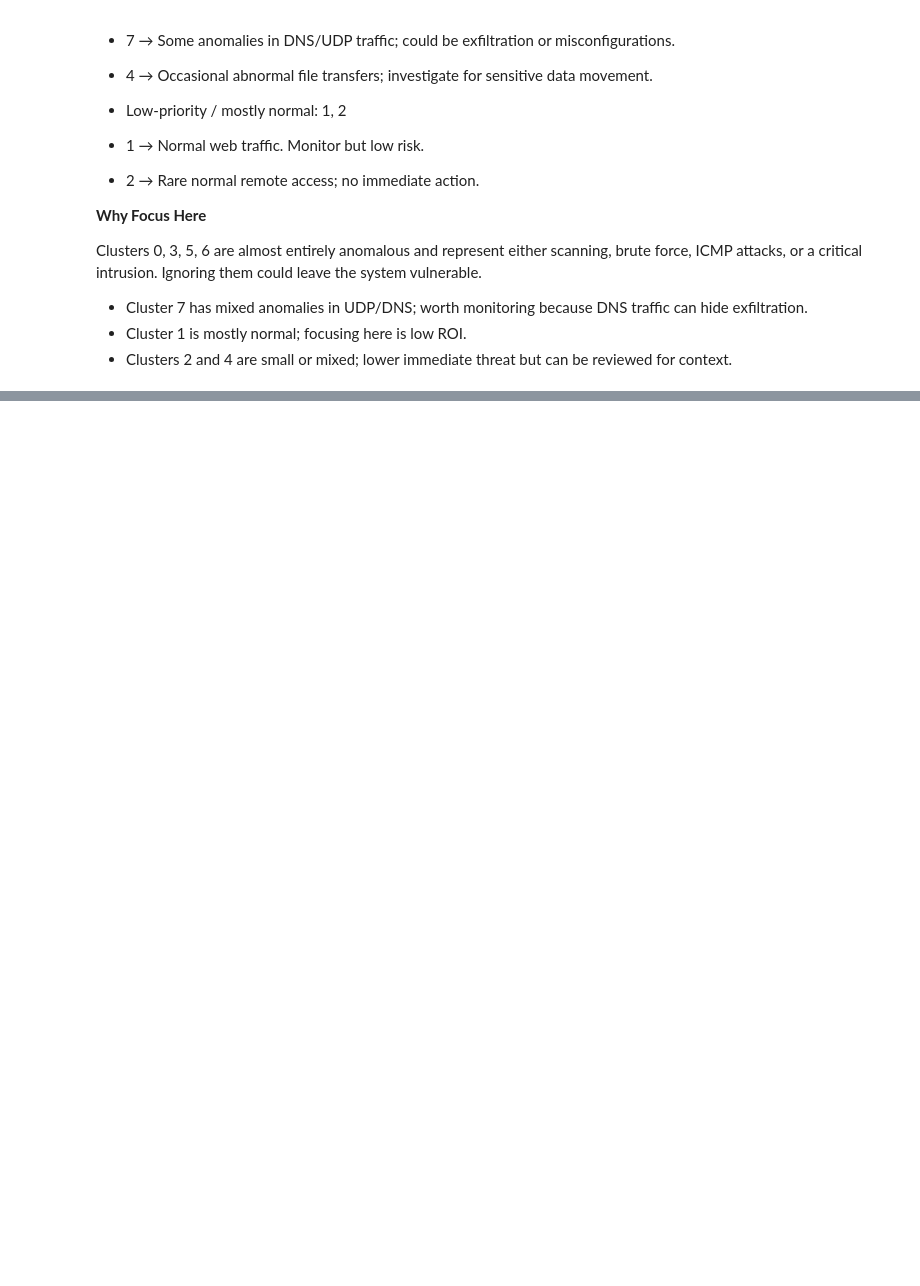
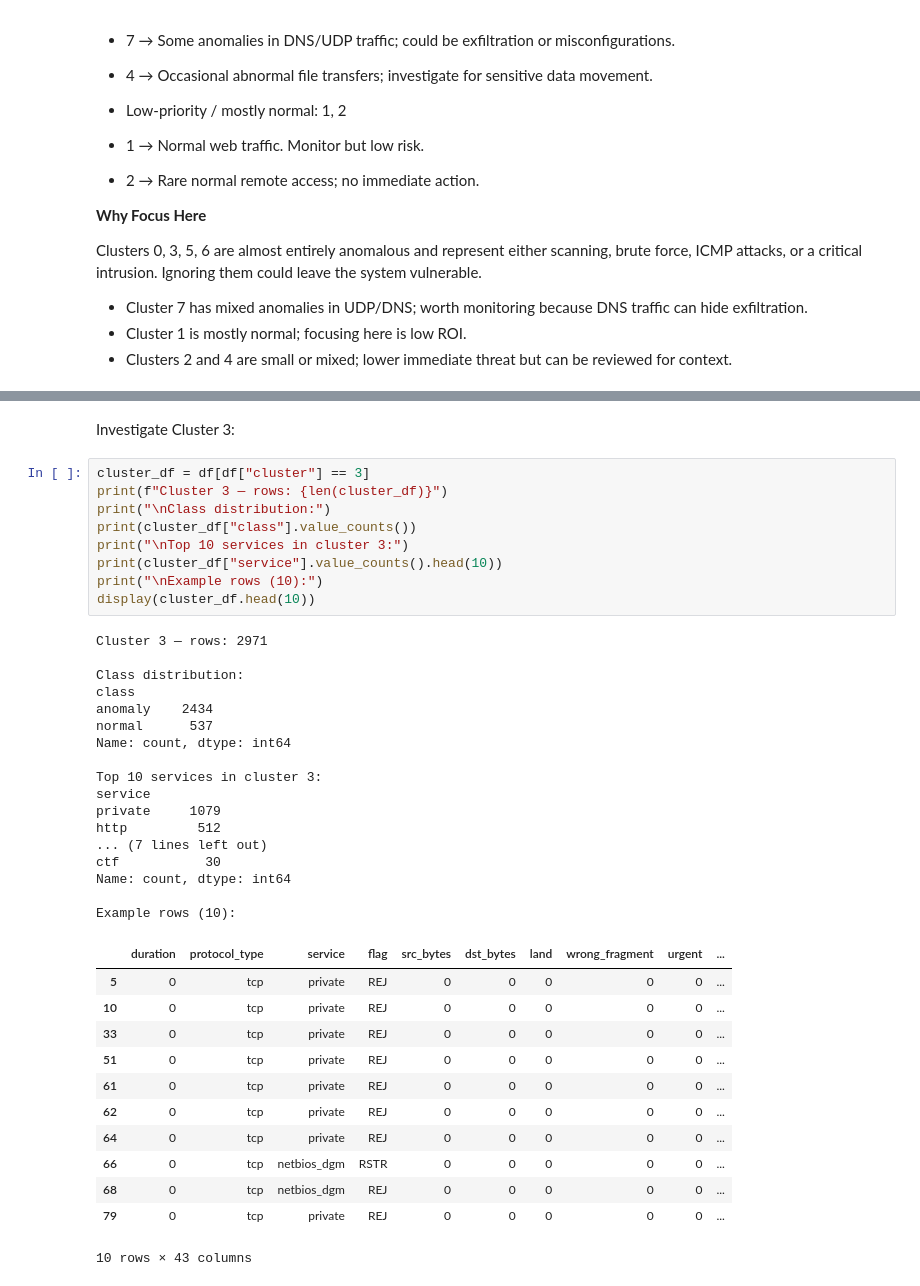
Before and after one commit to tanzilachand/Cybersecurity-Threat-Analysis, a Jupyter notebook: jupyter_notebooks/model.ipynb, the cells around one changed output, grey strips where cells are left out. Drawn from its saved outputs; the diff is of its cells as text; blank space fills up the shorter version.

```diff
--- a/jupyter_notebooks/model.ipynb
+++ b/jupyter_notebooks/model.ipynb
@@ -842,0 +958,41 @@ Clusters 0, 3, 5, 6 are almost entirely anomalous and represent either scanning,
+# %% [markdown]
+Investigate Cluster 3:
+# %%
+cluster_df = df[df["cluster"] == 3]
+print(f"Cluster 3 — rows: {len(cluster_df)}")
+print("\nClass distribution:")
+print(cluster_df["class"].value_counts())
+print("\nTop 10 services in cluster 3:")
+print(cluster_df["service"].value_counts().head(10))
+print("\nExample rows (10):")
+display(cluster_df.head(10))
+# %% [output]
+Cluster 3 — rows: 2971
+
+Class distribution:
+class
+anomaly    2434
+normal      537
+Name: count, dtype: int64
+
+Top 10 services in cluster 3:
+service
+private     1079
+http         512
+... (7 lines left out)
+ctf           30
+Name: count, dtype: int64
+
+Example rows (10):
+|  | duration | protocol_type | service | flag | src_bytes | dst_bytes | land | wrong_fragment | urgent | ... |
+| 5 | 0 | tcp | private | REJ | 0 | 0 | 0 | 0 | 0 | ... |
+| 10 | 0 | tcp | private | REJ | 0 | 0 | 0 | 0 | 0 | ... |
+| 33 | 0 | tcp | private | REJ | 0 | 0 | 0 | 0 | 0 | ... |
+| 51 | 0 | tcp | private | REJ | 0 | 0 | 0 | 0 | 0 | ... |
+| 61 | 0 | tcp | private | REJ | 0 | 0 | 0 | 0 | 0 | ... |
+| 62 | 0 | tcp | private | REJ | 0 | 0 | 0 | 0 | 0 | ... |
+| 64 | 0 | tcp | private | REJ | 0 | 0 | 0 | 0 | 0 | ... |
+| 66 | 0 | tcp | netbios_dgm | RSTR | 0 | 0 | 0 | 0 | 0 | ... |
+| 68 | 0 | tcp | netbios_dgm | REJ | 0 | 0 | 0 | 0 | 0 | ... |
+| 79 | 0 | tcp | private | REJ | 0 | 0 | 0 | 0 | 0 | ... |
+10 rows × 43 columns
```
Also changed, not shown: parts of 16 cells of this notebook, 1 other file.
